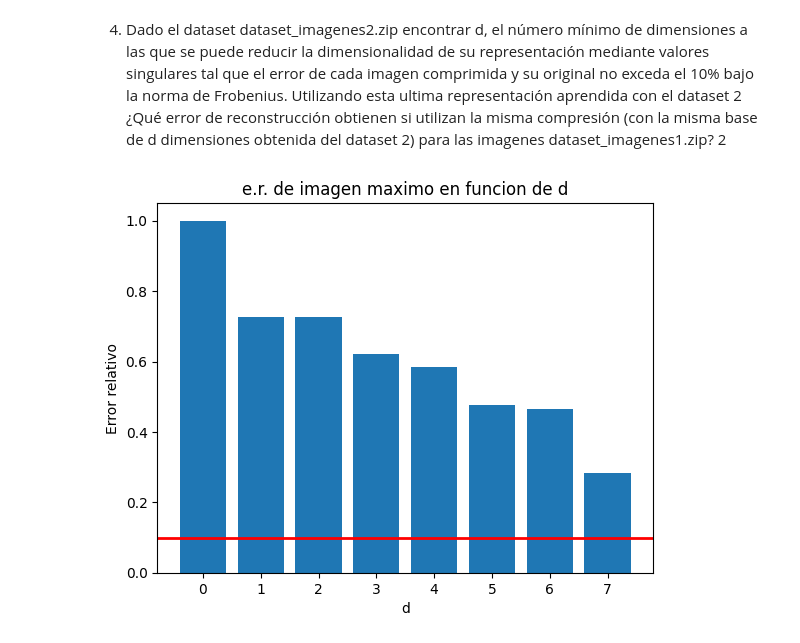
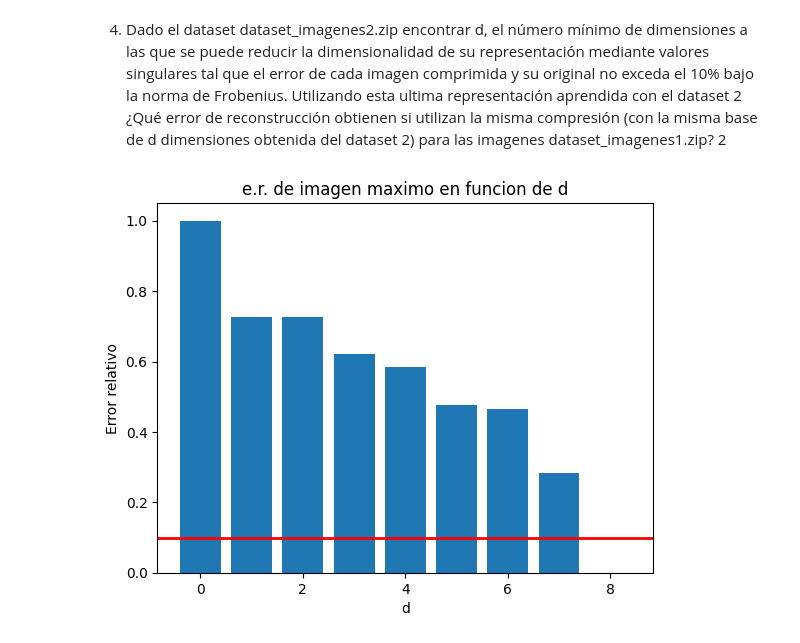
Before and after one commit to BrunoDC-dev/Metodos-numericos-2, a Jupyter notebook: TP3/p2.ipynb, the cells around one changed output. Saved outputs shown, nothing was run; the diff lists cells and outputs as text; code cells hidden in the pictures.

```diff
--- a/TP3/p2.ipynb
+++ b/TP3/p2.ipynb
@@ -47,7 +47,7 @@ plt.show()
 # %%
 collages = {}
 aproxs = {}
-for d in range(n):
+for d in range(n+1):
     collage = np.zeros((5*p, 4*p))
     for i in range(n):
         aprox = U[:,:d]@S[:d,:d]@VT[:d,:]
@@ -57,7 +57,7 @@ for d in range(n):
     aproxs[d] = aprox
     collages[d] = collage
 
-for d in (1, 4, 14, 18):
+for d in (1, 4, 14, 19):
     plt.figure()
     img = plt.imshow(collages[d], cmap = 'gray')
     plt.xticks(np.arange(0, collages[d].shape[1], 28))
@@ -91,7 +91,7 @@ plt.show()
 # %%
 index_selected = 11
 collage = np.zeros((5*p, 4*p))
-for d in range(n):
+for d in range(n+1):
     for f in range(p):
         for c in range(p):
             collage[f + (d // 4) * 28, c + (d % 4) * 28] = aproxs[d][index_selected].reshape((p,p))[f,c]
@@ -100,6 +100,6 @@ plt.figure()
 img = plt.imshow(collage, cmap = 'gray')
 plt.xticks(np.arange(0, collage.shape[1], 28))
 plt.yticks(np.arange(0, collage.shape[0], 28))
-plt.title('Rango de 0 a 28')
+plt.title(f'Aproximaciones de rango 0 a {d}')
 plt.show()
 # %% [output]
@@ -197,32 +197,32 @@ folder2 = "C:/Users/juand/OneDrive/Documentos/Workspace/I202/I202TP34/TP3/datase
 image_names2 = os.listdir(folder2)
 image_names2.sort()
 n2 = len(image_names2)
 p2 = len(imread(folder2 + "/" + image_names2[0]))
 A2 = np.zeros((n2,p2**2))
 
 for i in range(n2):
     A2[i] = imread(folder2 + "/" + image_names2[i]).flatten()
 
 U2, S2, VT2 = np.linalg.svd(A2, full_matrices = False)
 S2 = np.diag(S2)
 
 errors2 = {}
 max_errors2 = {}
 aproxs2 = {}
-for d in range(n2):
+for d in range(n2 + 1):
     aprox = U2[:,:d]@S2[:d,:d]@VT2[:d,:]
     errors2_i ={}
     for i in range(n2):
         errors2_i[i] = np.linalg.norm(A2[i] - aprox[i], 2) / np.linalg.norm(A2[i],2)
     errors2[d] = errors2_i
     max_errors2[d] = max(errors2_i.values())
     aproxs2[d] = aprox
 
 plt.bar(max_errors2.keys(), max_errors2.values())
 plt.xlabel('d')
 plt.ylabel('Error relativo')
 plt.title('e.r. de imagen maximo en funcion de d')
 plt.axhline(y=0.1, color='r', linewidth=2)
 plt.show()
 # %% [output]
-[figure, old version]
+[figure, new version]
```
Also changed, not shown: parts of 4 cells of this notebook.
